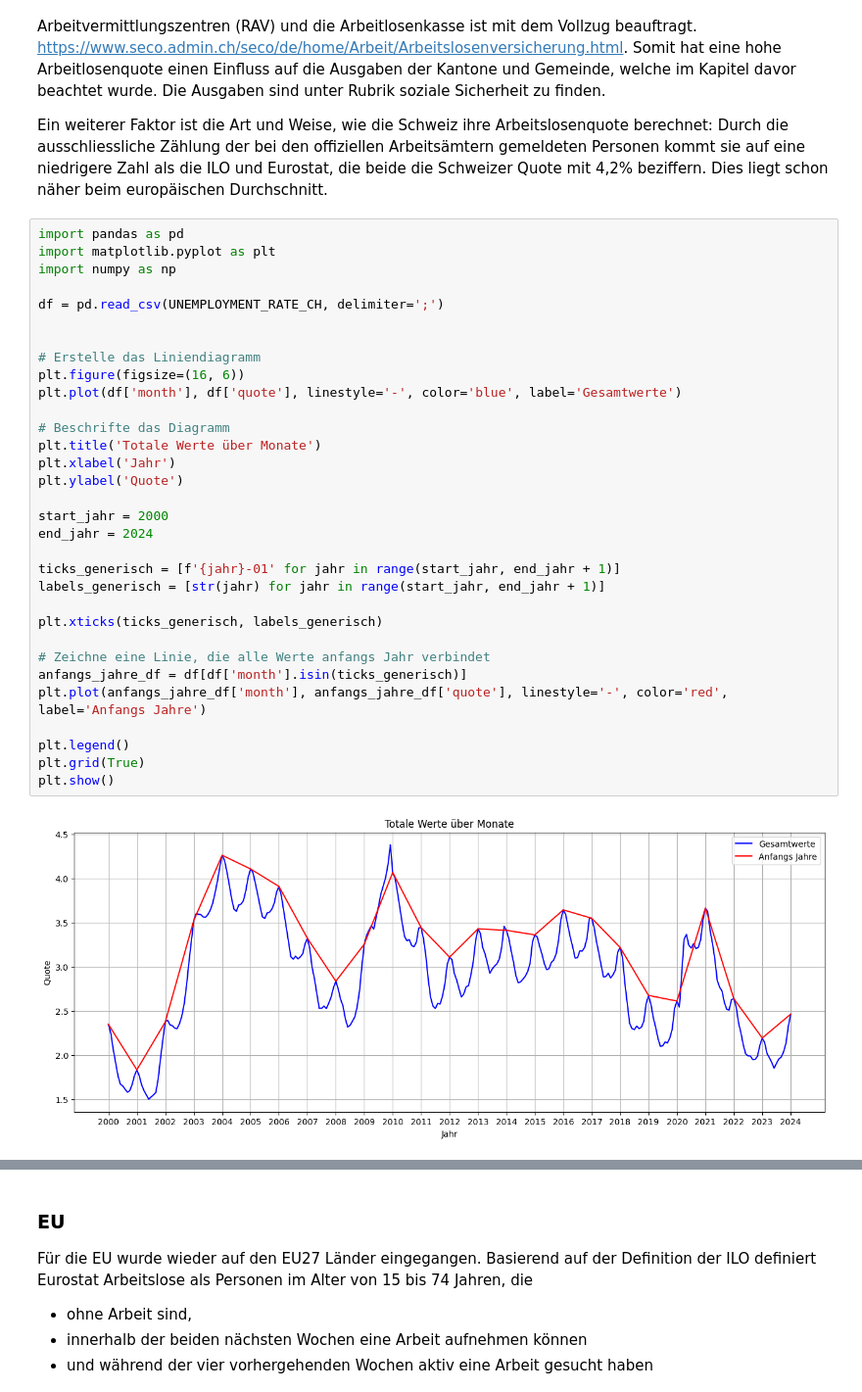
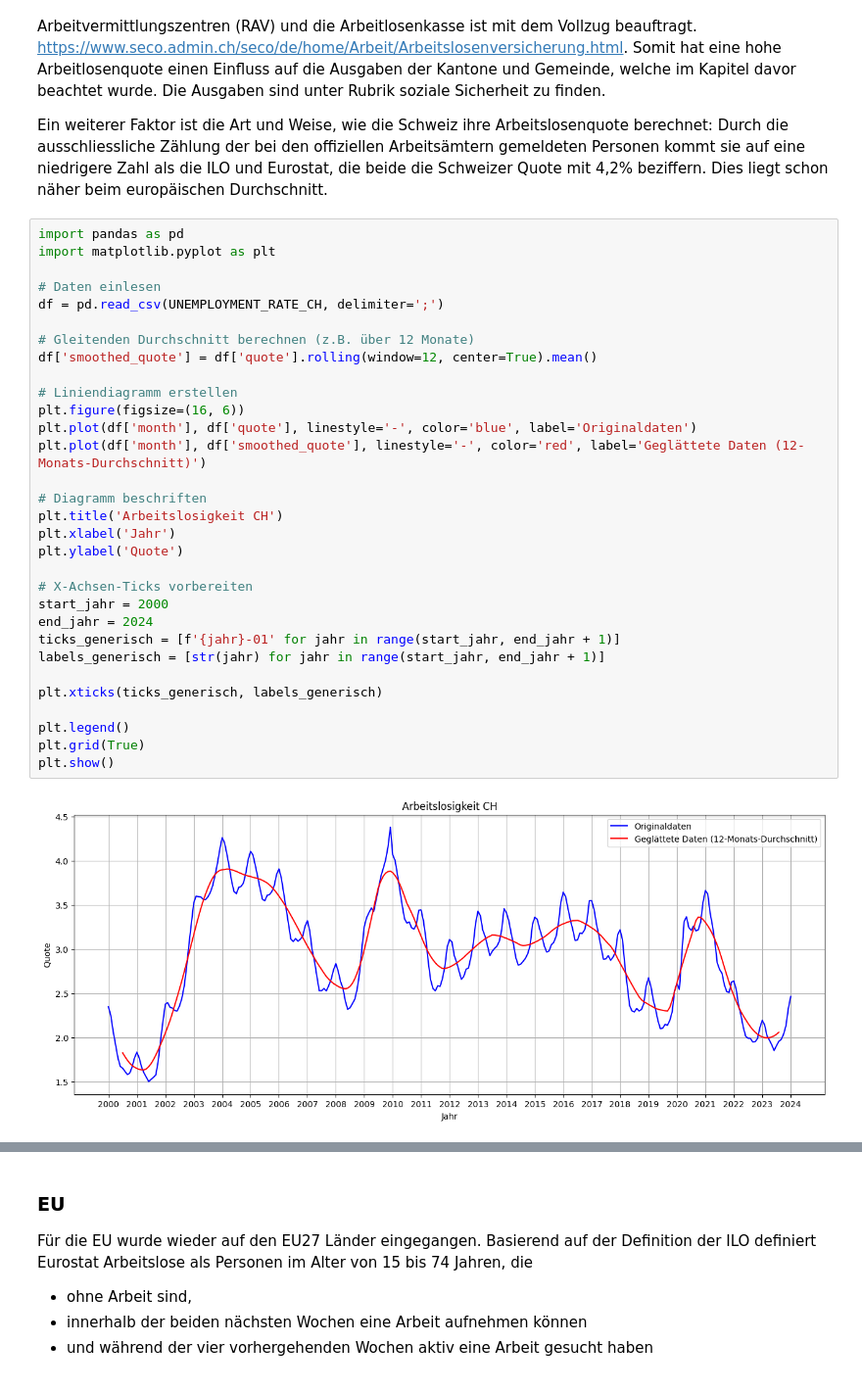
Before and after one commit to fischer-lukas/bina24_cifci_fischer, a Jupyter notebook: BINA_FS24_Volkswirtschaft.ipynb, the cells around one changed output, grey strips where cells are left out. Shown at 98% size. Cells and saved outputs as stored; diff of their text form.

```diff
--- a/BINA_FS24_Volkswirtschaft.ipynb
+++ b/BINA_FS24_Volkswirtschaft.ipynb
@@ -530,35 +657,34 @@ Ein weiterer Faktor ist die Art und Weise, wie die Schweiz ihre Arbeitslosenquot
 # %%
 import pandas as pd
 import matplotlib.pyplot as plt
-import numpy as np
 
+# Daten einlesen
 df = pd.read_csv(UNEMPLOYMENT_RATE_CH, delimiter=';')
 
+# Gleitenden Durchschnitt berechnen (z.B. über 12 Monate)
+df['smoothed_quote'] = df['quote'].rolling(window=12, center=True).mean()
 
-# Erstelle das Liniendiagramm
+# Liniendiagramm erstellen
 plt.figure(figsize=(16, 6))
-plt.plot(df['month'], df['quote'], linestyle='-', color='blue', label='Gesamtwerte')
+plt.plot(df['month'], df['quote'], linestyle='-', color='blue', label='Originaldaten')
+plt.plot(df['month'], df['smoothed_quote'], linestyle='-', color='red', label='Geglättete Daten (12-Monats-Durchschnitt)')
 
-# Beschrifte das Diagramm
-plt.title('Totale Werte über Monate')
+# Diagramm beschriften
+plt.title('Arbeitslosigkeit CH')
 plt.xlabel('Jahr')
 plt.ylabel('Quote')
 
+# X-Achsen-Ticks vorbereiten
 start_jahr = 2000
 end_jahr = 2024
-
 ticks_generisch = [f'{jahr}-01' for jahr in range(start_jahr, end_jahr + 1)]
 labels_generisch = [str(jahr) for jahr in range(start_jahr, end_jahr + 1)]
 
 plt.xticks(ticks_generisch, labels_generisch)
 
-# Zeichne eine Linie, die alle Werte anfangs Jahr verbindet
-anfangs_jahre_df = df[df['month'].isin(ticks_generisch)]
-plt.plot(anfangs_jahre_df['month'], anfangs_jahre_df['quote'], linestyle='-', color='red', label='Anfangs Jahre')
-
 plt.legend()
 plt.grid(True)
 plt.show()
 # %% [output]
-[figure, old version]
+[figure, new version]
 # %% [markdown]
```
Also changed, not shown: parts of 137 cells of this notebook.
